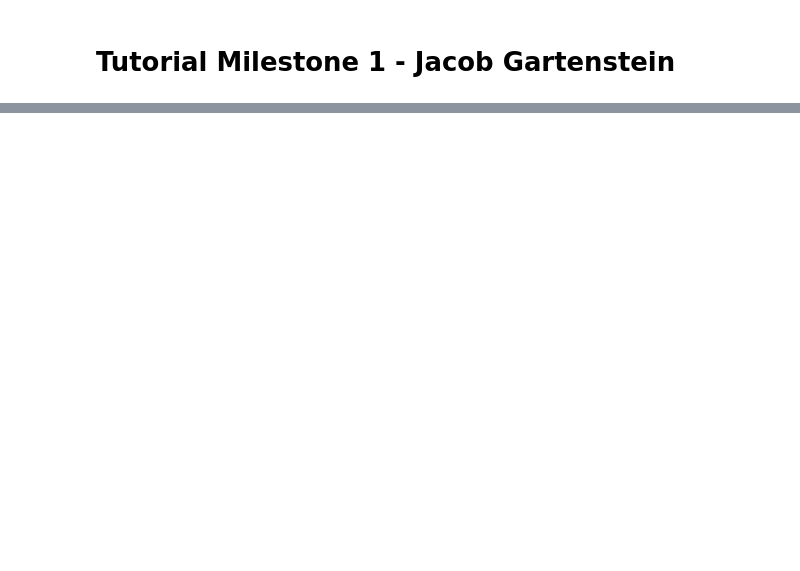
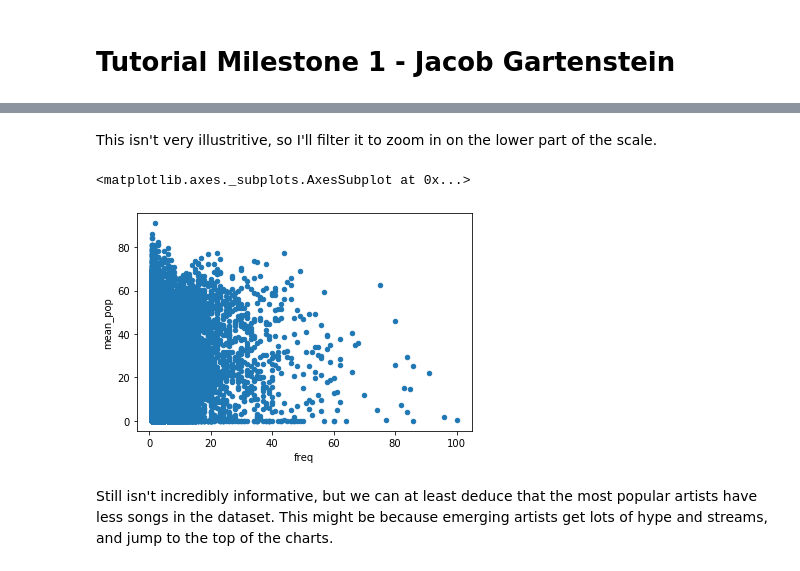
Before and after one commit to jgartens/jgartens.github.io, a Jupyter notebook: milestone1.ipynb, the cells around one changed output, grey strips where cells are left out. Drawn from its saved outputs; the diff is of its cells as text; code cells hidden in the pictures; blank space fills up the shorter version.

```diff
--- a/milestone1.ipynb
+++ b/milestone1.ipynb
@@ -13,0 +94,9 @@ Amazon’s Digital Music Purchase Reviews  --
+# %% [markdown]
+This isn't very illustritive, so I'll filter it to zoom in on the lower part of the scale.
+# %%
+artist_counts_df[artist_counts_df['freq'] <= 100].plot(x = "freq", y = "mean_pop", kind = "scatter")
+# %% [output]
+<matplotlib.axes._subplots.AxesSubplot at 0x...>
+[figure, added]
+# %% [markdown]
+Still isn't incredibly informative, but we can at least deduce that the most popular artists have less songs in the dataset. This might be because emerging artists get lots of hype and streams, and jump to the top of the charts.
```
Also changed, not shown: parts of 16 cells of this notebook.
